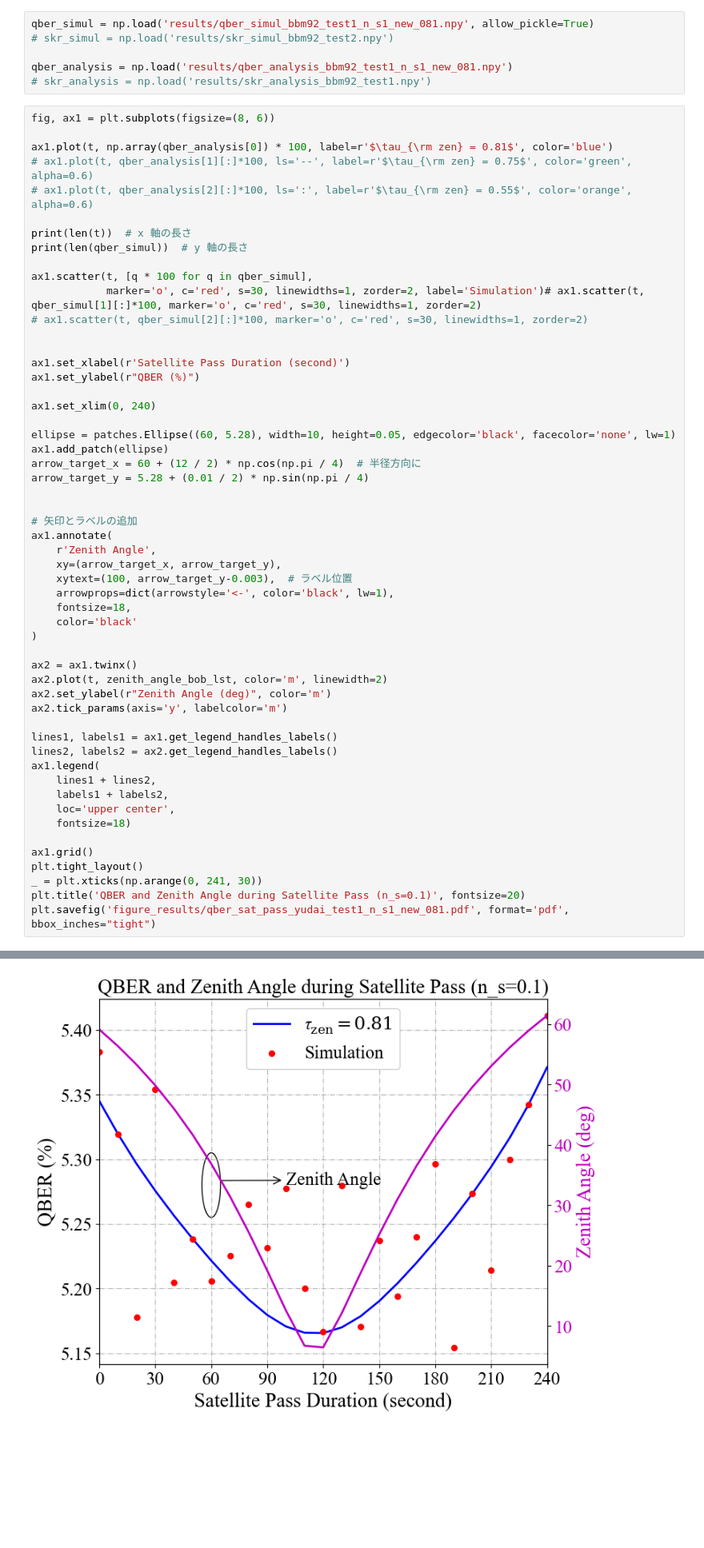
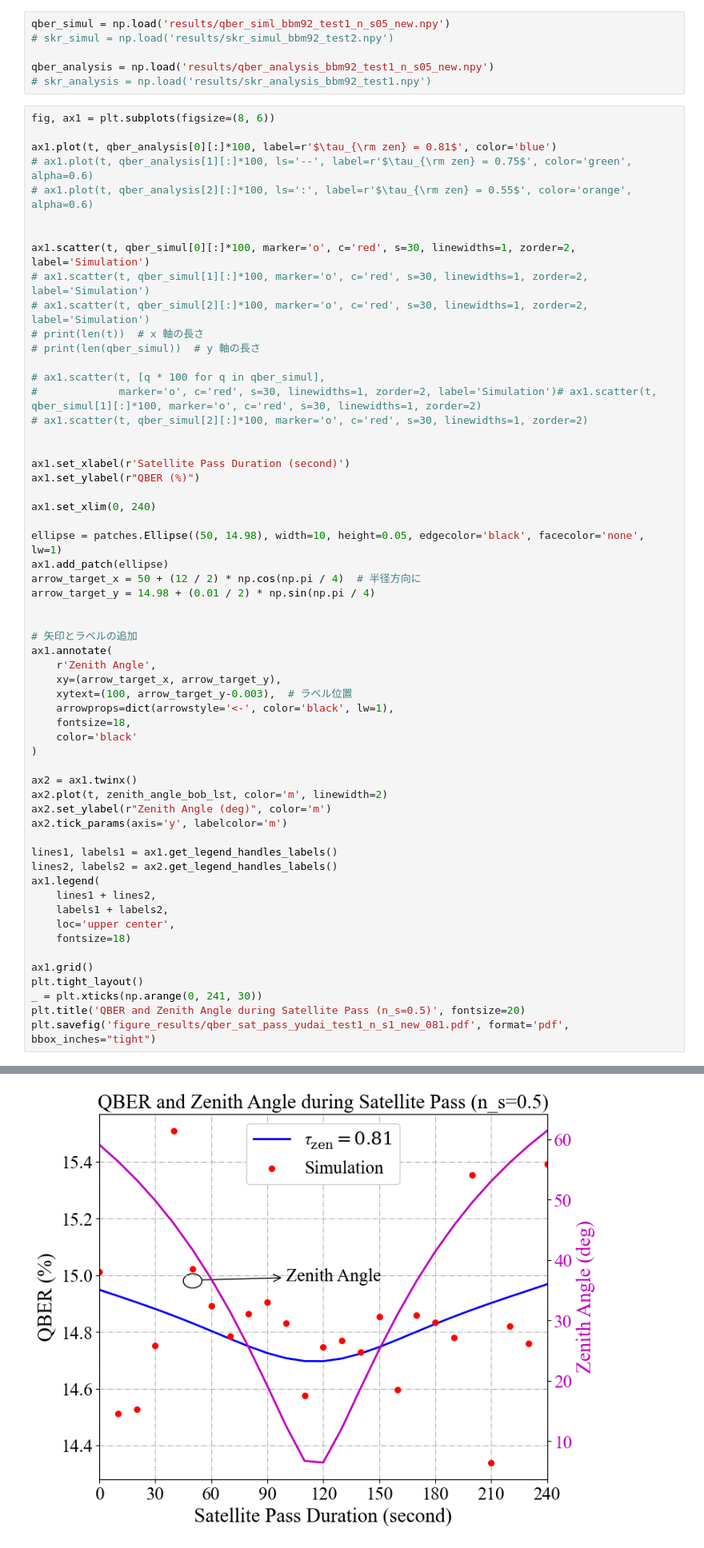
Before and after one commit to takkiiiiiiiii/BBM92_Simulatior, a Jupyter notebook: src/skr_satellite_pass_yudai/plot_fig_new.ipynb, the cells around one changed output, grey strips where cells are left out. Shown: that part at 80% size. Drawn from its saved outputs; the diff is of its cells as text; blank space fills up the shorter version.

```diff
--- a/src/skr_satellite_pass_yudai/plot_fig_new.ipynb
+++ b/src/skr_satellite_pass_yudai/plot_fig_new.ipynb
@@ -61,23 +61,27 @@ for idx in range(len(second)):
 slant_path_bob_lst = slant_path_bob_lst * 1000
 slant_path_alice_lst = slant_path_alice_lst * 1000
 # %%
-qber_simul = np.load('results/qber_simul_bbm92_test1_n_s1_new_081.npy', allow_pickle=True)
+qber_simul = np.load('results/qber_siml_bbm92_test1_n_s05_new.npy')
 # skr_simul = np.load('results/skr_simul_bbm92_test2.npy')
 
-qber_analysis = np.load('results/qber_analysis_bbm92_test1_n_s1_new_081.npy')
+qber_analysis = np.load('results/qber_analysis_bbm92_test1_n_s05_new.npy')
 # skr_analysis = np.load('results/skr_analysis_bbm92_test1.npy')
 # %%
 fig, ax1 = plt.subplots(figsize=(8, 6))
 
-ax1.plot(t, np.array(qber_analysis[0]) * 100, label=r'$\tau_{\rm zen} = 0.81$', color='blue')
+ax1.plot(t, qber_analysis[0][:]*100, label=r'$\tau_{\rm zen} = 0.81$', color='blue')
 # ax1.plot(t, qber_analysis[1][:]*100, ls='--', label=r'$\tau_{\rm zen} = 0.75$', color='green', alpha=0.6)
 # ax1.plot(t, qber_analysis[2][:]*100, ls=':', label=r'$\tau_{\rm zen} = 0.55$', color='orange', alpha=0.6)
 
-print(len(t))  # x 軸の長さ
-print(len(qber_simul))  # y 軸の長さ
 
-ax1.scatter(t, [q * 100 for q in qber_simul],
-            marker='o', c='red', s=30, linewidths=1, zorder=2, label='Simulation')# ax1.scatter(t, qber_simul[1][:]*100, marker='o', c='red', s=30, linewidths=1, zorder=2)
+ax1.scatter(t, qber_simul[0][:]*100, marker='o', c='red', s=30, linewidths=1, zorder=2, label='Simulation')
+# ax1.scatter(t, qber_simul[1][:]*100, marker='o', c='red', s=30, linewidths=1, zorder=2, label='Simulation')
+# ax1.scatter(t, qber_simul[2][:]*100, marker='o', c='red', s=30, linewidths=1, zorder=2, label='Simulation')
+# print(len(t))  # x 軸の長さ
+# print(len(qber_simul))  # y 軸の長さ
+
+# ax1.scatter(t, [q * 100 for q in qber_simul],
+#             marker='o', c='red', s=30, linewidths=1, zorder=2, label='Simulation')# ax1.scatter(t, qber_simul[1][:]*100, marker='o', c='red', s=30, linewidths=1, zorder=2)
 # ax1.scatter(t, qber_simul[2][:]*100, marker='o', c='red', s=30, linewidths=1, zorder=2)
 
 
@@ -86,10 +90,10 @@ ax1.set_ylabel(r"QBER (%)")
 
 ax1.set_xlim(0, 240)
 
-ellipse = patches.Ellipse((60, 5.28), width=10, height=0.05, edgecolor='black', facecolor='none', lw=1)
+ellipse = patches.Ellipse((50, 14.98), width=10, height=0.05, edgecolor='black', facecolor='none', lw=1)
 ax1.add_patch(ellipse)
-arrow_target_x = 60 + (12 / 2) * np.cos(np.pi / 4)  # 半径方向に
-arrow_target_y = 5.28 + (0.01 / 2) * np.sin(np.pi / 4)
+arrow_target_x = 50 + (12 / 2) * np.cos(np.pi / 4)  # 半径方向に
+arrow_target_y = 14.98 + (0.01 / 2) * np.sin(np.pi / 4)
 
 
 # 矢印とラベルの追加
@@ -118,6 +122,6 @@ ax1.legend(
 ax1.grid()
 plt.tight_layout()
 _ = plt.xticks(np.arange(0, 241, 30))
-plt.title('QBER and Zenith Angle during Satellite Pass (n_s=0.1)', fontsize=20)
+plt.title('QBER and Zenith Angle during Satellite Pass (n_s=0.5)', fontsize=20)
 plt.savefig('figure_results/qber_sat_pass_yudai_test1_n_s1_new_081.pdf', format='pdf', bbox_inches="tight")
 # %% [output]
@@ -126,4 +128,4 @@ plt.savefig('figure_results/qber_sat_pass_yudai_test1_n_s1_new_081.pdf', format=
-[figure, old version]
+[figure, new version]
 # %%
 plt.plot(t, skr_analysis[0][:]/10**6, label=r'$\tau_{\rm zen} = 0.81$')
 plt.plot(t, skr_analysis[1][:]/10**6, ls='--', label=r'$\tau_{\rm zen} = 0.75$')
```
Also changed, not shown: parts of 1 cell of this notebook, 14 other files.
